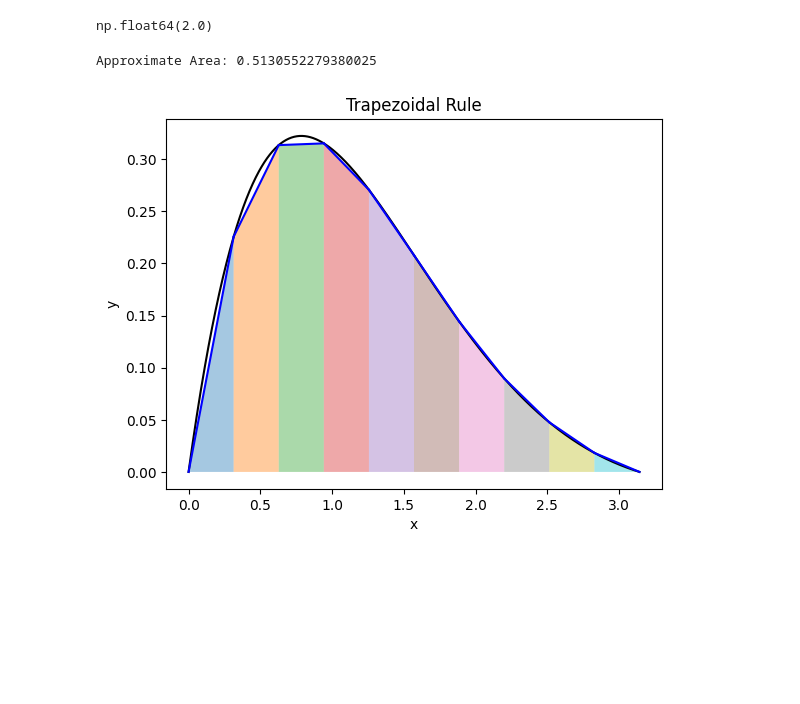
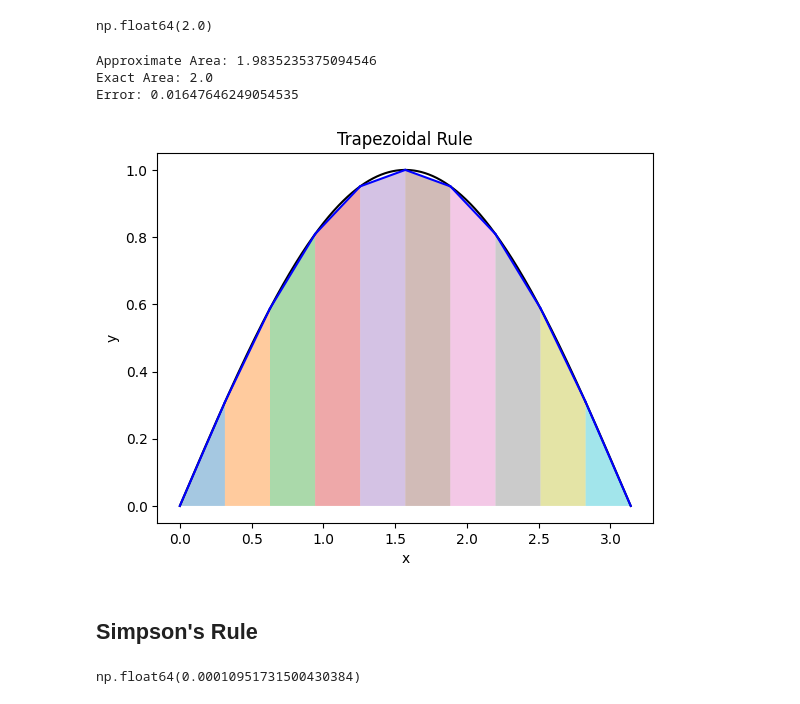
Before and after one commit to joshfpedro/math-328, a Jupyter notebook: numerical_calculus.ipynb, the cells around one changed output. Saved outputs shown, nothing was run; the diff lists cells and outputs as text; code cells hidden in the pictures; blank space fills up the shorter version.

```diff
--- a/numerical_calculus.ipynb
+++ b/numerical_calculus.ipynb
@@ -112,32 +112,56 @@ np.float64(2.0)
 # %%
 # Example
 a = 0
 b = np.pi
 n = 10
-f = lambda x: np.exp(-x) * np.sin(x)
+f = lambda x: np.sin(x)
+
+exact_area = -np.cos(np.pi) - (- np.cos(0))
 
 print("Approximate Area:", trapezoidal_rule(f, a, b, n))
+print("Exact Area:", exact_area)
+print("Error:", abs(trapezoidal_rule(f, a, b, n) - exact_area))
 
 # Setup
 x = np.linspace(a, b, n+1)
 y = f(x)
 
 x_fine = np.linspace(a, b, 1000)
 y_fine = f(x_fine)
 
 # Plot Function
 plt.plot(x_fine, y_fine, 'k-', label='Function')
 plt.xlabel('x')
 plt.ylabel('y')
 plt.title(f'Trapezoidal Rule')
 
 # Plot Trapezoids
 for i in range(n):
     # Fill polygon defined by 4 points: (x_i, 0), (x_i, y_i), (x_i+1, y_i+1), (x_i+1, 0)
     plt.fill_between([x[i], x[i+1]], [y[i], y[i+1]], alpha=0.4)
 
     # Draw top line
     plt.plot([x[i], x[i+1]], [y[i], y[i+1]], 'b-')
 # %% [output]
-Approximate Area: 0.5130552279380025
+Approximate Area: 1.9835235375094546
+Exact Area: 2.0
+Error: 0.01647646249054535
-[figure, old version]
+[figure, new version]
+# %% [markdown]
+## Simpson's Rule
+# %%
+def simpsons_rule(f, a, b, n):
+    if n % 2 != 0: raise ValueError("n must be even")
+    h = (b - a) / n
+    x = np.linspace(a, b, n+1)
+    y = f(x)
+
+    # Pattern: 1, 4, 2, 4, ..., 2, 4, 1
+    return (h/3) * (y[0] + 4*np.sum(y[1:-1:2]) + 2*np.sum(y[2:-2:2]) + y[-1])
+
+simpsons_area = simpsons_rule(f, a, b, n)
+
+error_simpsons = simpsons_area - exact_area
+error_simpsons
+# %% [output]
+np.float64(0.00010951731500430384)
```
Also changed, not shown: parts of 1 cell of this notebook.
